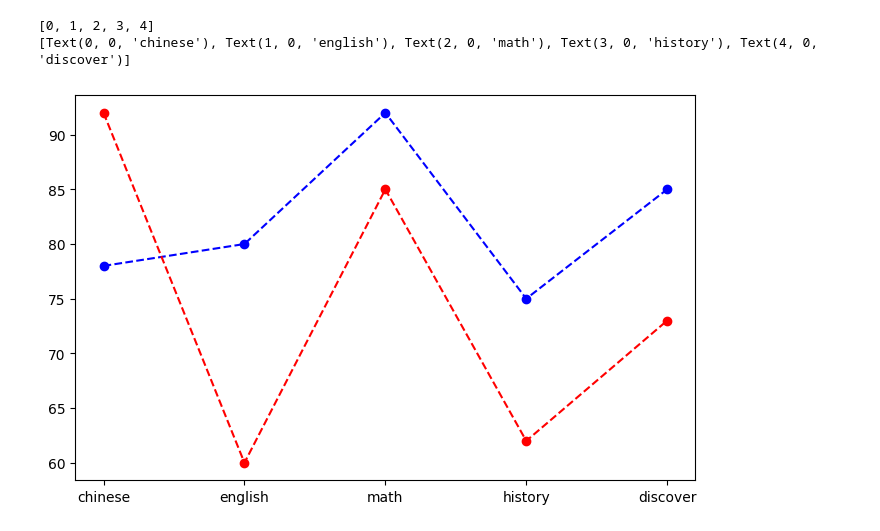
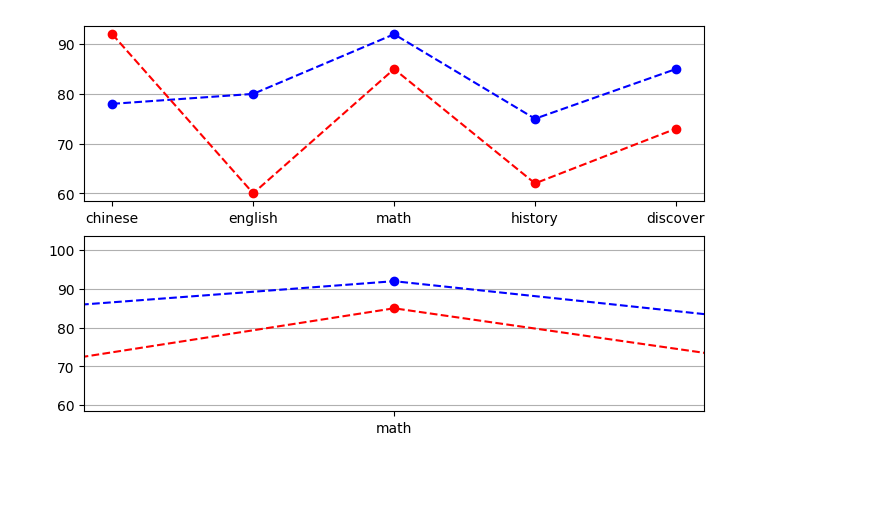
Before and after one commit to MichaelChu0702/__08_23_1_3, a Jupyter notebook: lesson14_2.ipynb, the cells around one changed output. Cells and saved outputs as stored; diff of their text form; code cells hidden in the pictures; blank space fills up the shorter version.

```diff
--- a/lesson14_2.ipynb
+++ b/lesson14_2.ipynb
@@ -1,20 +1,26 @@
 # %%
 import matplotlib.pyplot as plt
 student1={'chinese':78,'english':80,'math':92,'history':75,'discover':85}
 subjects=list(student1.keys())
 s1_value=list(student1.values())
 
 student2={'chinese':92,'english':60,'math':85,'history':62,'discover':73}
 s2_value=list(student2.values())
 
 figure=plt.figure(figsize=(8,5))
-axes=figure.add_subplot(1,1,1)
-axes.plot(subjects,s1_value,'b--o')
-axes.plot(subjects,s2_value,'r--o')
-print(axes.get_xticks())
-print(axes.get_xticklabels())
+axes1=figure.add_subplot(2,1,1)
+axes1.plot(subjects,s1_value,'b--o')
+axes1.plot(subjects,s2_value,'r--o')
+axes1.grid(axis='y')
+
+axes2=figure.add_subplot(2,1,2)
+axes2.plot(subjects,s1_value,'b--o')
+axes2.plot(subjects,s2_value,'r--o')
+axes2.grid(axis='y')
+xmin,xmax,ymin,ymax=axes2.axis()
+axes2.axis(xmin=1.5,xmax=2.5,ymin=ymin,ymax=ymax+10)
+
+
 plt.show()
 # %% [output]
-[0, 1, 2, 3, 4]
-[Text(0, 0, 'chinese'), Text(1, 0, 'english'), Text(2, 0, 'math'), Text(3, 0, 'history'), Text(4, 0, 'discover')]
-[figure, old version]
+[figure, new version]
```
Also changed, not shown: parts of 1 cell of this notebook, 1 other file.
